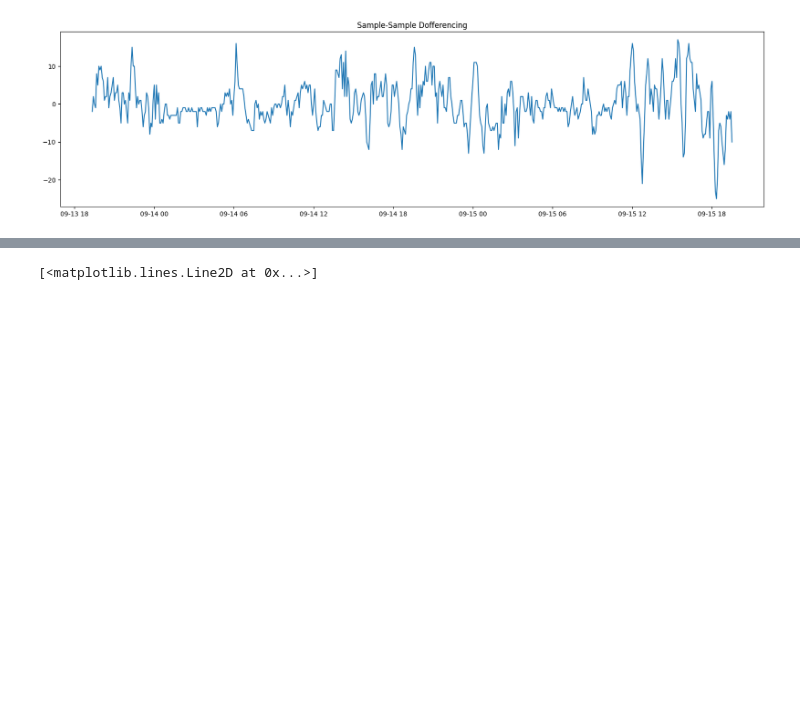
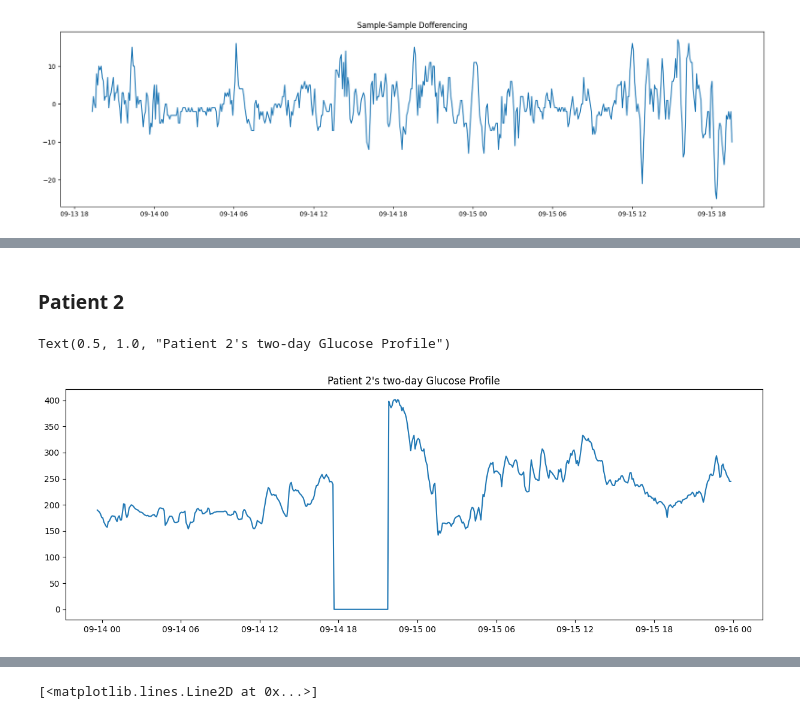
Before and after one commit to karinakanjaria/glucose-data-analysis, a Jupyter notebook: EDA/LeslieEDA.ipynb, the cells around one changed output, grey strips where cells are left out. Drawn from its saved outputs; the diff is of its cells as text; code cells hidden in the pictures; blank space fills up the shorter version.

```diff
--- a/EDA/LeslieEDA.ipynb
+++ b/EDA/LeslieEDA.ipynb
@@ -129,0 +143,11 @@ ValueError: x and y must be the same size
+# %% [markdown]
+### Patient 2
+# %%
+"""show glucose levels over two days, but just for Patient 2"""
+pat2_df = data.loc[data.PatientId == patIDs[1]]
+plt.plot(pat2_df.GlucoseSystemTime, pat2_df.Value)
+# plt.plot(pat2_df.GlucoseSystemTime, le.transform(pat2_df.Status)*10)
+plt.title("Patient 2's two-day Glucose Profile")
+# %% [output]
+Text(0.5, 1.0, "Patient 2's two-day Glucose Profile")
+[figure, added]
```
Also changed, not shown: parts of 26 cells of this notebook.
